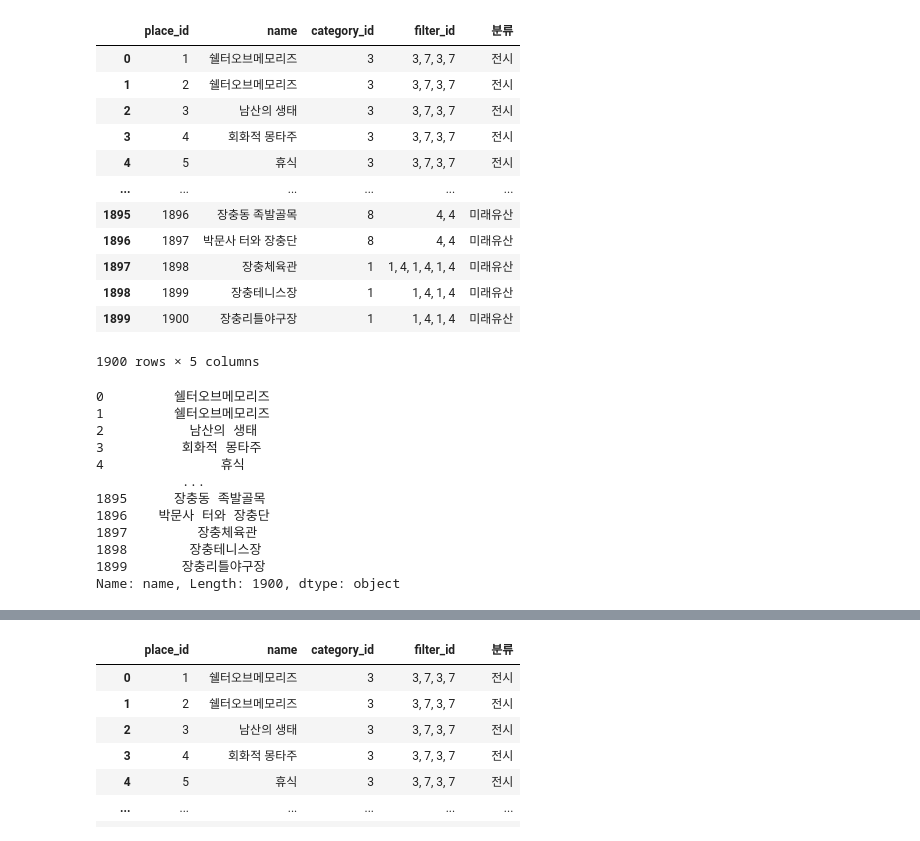
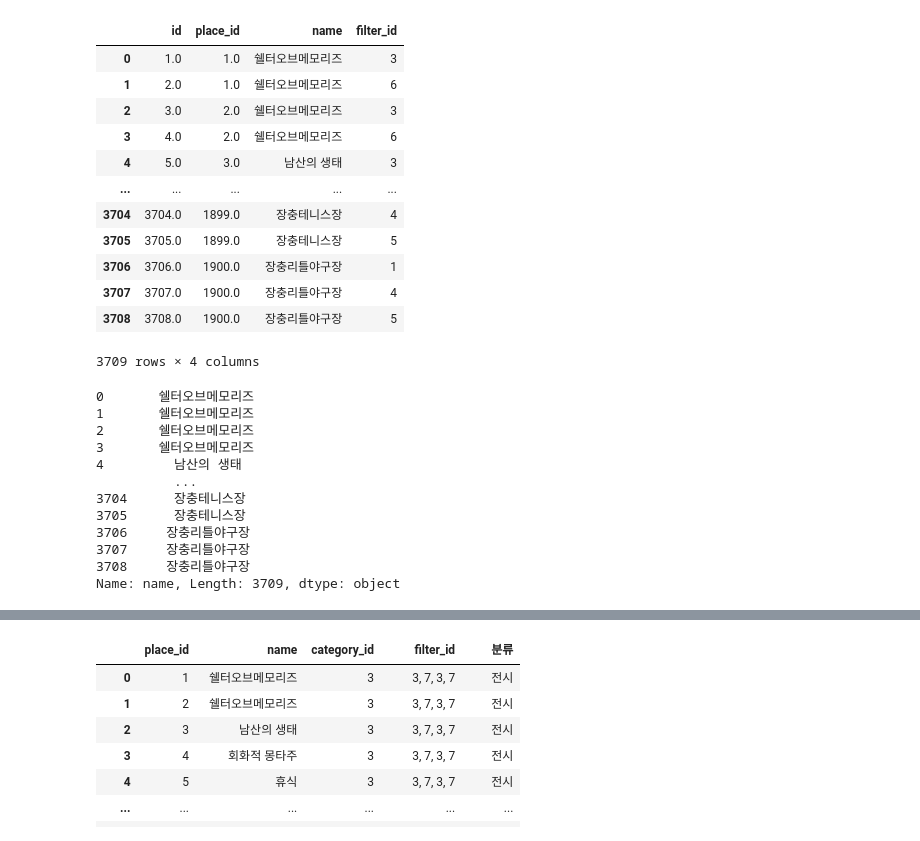
Before and after one commit to maryrichard1022/capstone2_data, a Jupyter notebook: 캡스톤2/data/장소 필터 적용하기.ipynb, the cells around one changed output, grey strips where cells are left out. Drawn from its saved outputs; the diff is of its cells as text; code cells hidden in the pictures.

```diff
--- a/캡스톤2/data/장소 필터 적용하기.ipynb
+++ b/캡스톤2/data/장소 필터 적용하기.ipynb
@@ -1,37 +1,37 @@
 # %%
 import pandas as pd
 import numpy as np
 
-df = pd.read_csv("filter테스트.csv", encoding='CP949')
+df = pd.read_csv("완료/filters_places.csv", encoding='CP949')
 df
 # %% [output]
-|  | place_id | name | category_id | filter_id | 분류 |
-| 0 | 1 | 쉘터오브메모리즈 | 3 | 3, 7, 3, 7 | 전시 |
-| 1 | 2 | 쉘터오브메모리즈 | 3 | 3, 7, 3, 7 | 전시 |
-| 2 | 3 | 남산의 생태 | 3 | 3, 7, 3, 7 | 전시 |
-| 3 | 4 | 회화적 몽타주 | 3 | 3, 7, 3, 7 | 전시 |
-| 4 | 5 | 휴식 | 3 | 3, 7, 3, 7 | 전시 |
-| ... | ... | ... | ... | ... | ... |
-| 1895 | 1896 | 장충동 족발골목 | 8 | 4, 4 | 미래유산 |
-| 1896 | 1897 | 박문사 터와 장충단 | 8 | 4, 4 | 미래유산 |
-| 1897 | 1898 | 장충체육관 | 1 | 1, 4, 1, 4, 1, 4 | 미래유산 |
-| 1898 | 1899 | 장충테니스장 | 1 | 1, 4, 1, 4 | 미래유산 |
-| 1899 | 1900 | 장충리틀야구장 | 1 | 1, 4, 1, 4 | 미래유산 |
+|  | id | place_id | name | filter_id |
+| 0 | 1.0 | 1.0 | 쉘터오브메모리즈 | 3 |
+| 1 | 2.0 | 1.0 | 쉘터오브메모리즈 | 6 |
+| 2 | 3.0 | 2.0 | 쉘터오브메모리즈 | 3 |
+| 3 | 4.0 | 2.0 | 쉘터오브메모리즈 | 6 |
+| 4 | 5.0 | 3.0 | 남산의 생태 | 3 |
+| ... | ... | ... | ... | ... |
+| 3704 | 3704.0 | 1899.0 | 장충테니스장 | 4 |
+| 3705 | 3705.0 | 1899.0 | 장충테니스장 | 5 |
+| 3706 | 3706.0 | 1900.0 | 장충리틀야구장 | 1 |
+| 3707 | 3707.0 | 1900.0 | 장충리틀야구장 | 4 |
+| 3708 | 3708.0 | 1900.0 | 장충리틀야구장 | 5 |
-1900 rows × 5 columns
+3709 rows × 4 columns
 # %%
 df['name']
 # %% [output]
-0         쉘터오브메모리즈
-1         쉘터오브메모리즈
-2           남산의 생태
-3          회화적 몽타주
-4               휴식
-           ...
-1895      장충동 족발골목
-1896    박문사 터와 장충단
-1897         장충체육관
-1898        장충테니스장
-1899       장충리틀야구장
-Name: name, Length: 1900, dtype: object
+0       쉘터오브메모리즈
+1       쉘터오브메모리즈
+2       쉘터오브메모리즈
+3       쉘터오브메모리즈
+4         남산의 생태
+          ...
+3704      장충테니스장
+3705      장충테니스장
+3706     장충리틀야구장
+3707     장충리틀야구장
+3708     장충리틀야구장
+Name: name, Length: 3709, dtype: object
 # %%
 df.loc[df['category_id'].astype(str).str.contains('1'), 'filter_id'] = df['filter_id'].apply(lambda x: str(x) + ', 1' if pd.notna(x) else '1')
```
Also changed, not shown: parts of 8 cells of this notebook, 3 other files.
